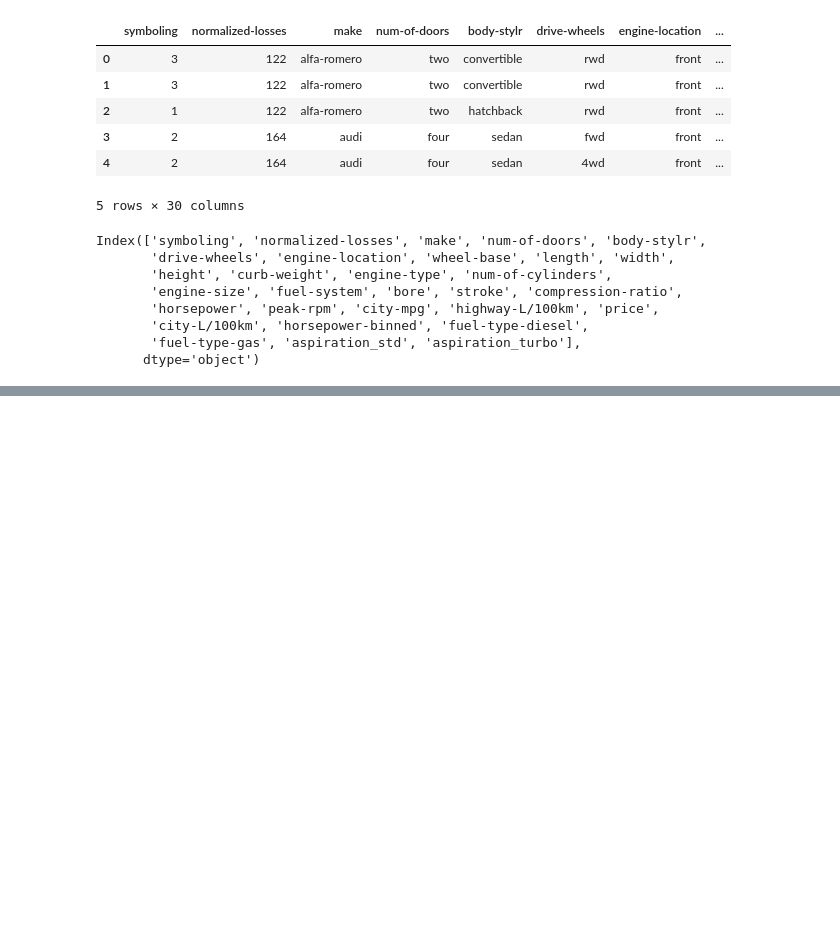
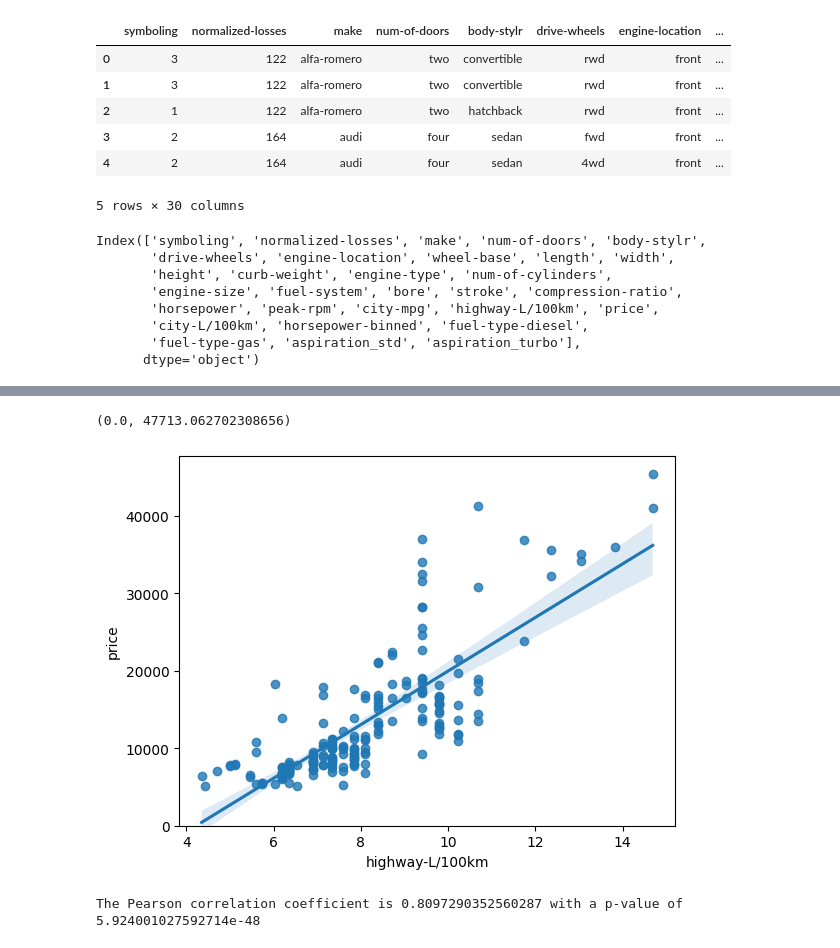
Before and after one commit to JosuePerezValenzuela/Data-Analysis-IBM, a Jupyter notebook: main.ipynb, the cells around one changed output, grey strips where cells are left out. Drawn from its saved outputs; the diff is of its cells as text; code cells hidden in the pictures; blank space fills up the shorter version.

```diff
--- a/main.ipynb
+++ b/main.ipynb
@@ -636,0 +754,20 @@ df.to_csv(path)
+# %%
+sns.regplot(x="highway-L/100km", y="price", data=df)
+plt.ylim(0,)
+# %% [output]
+(0.0, 47713.062702308656)
+[figure, added]
+# %%
+#Pearson correlation
+# Correlation coefficient (r) es una medida de la relacion lineal entre dos variables
+# El valor de r puede variar entre -1 y 1
+# Un valor de r cercano a 1 indica una correlacion positiva fuerte
+# Un valor de r cercano a -1 indica una correlacion negativa fuerte
+# Un valor de r cercano a 0 indica que no hay correlacion lineal entre las variables
+# P-value es la probabilidad de que la correlacion observada sea debida al azar
+# Un p-value bajo (< 0.05 o < 0.001) indica que la correlacion es estadisticamente significante
+# Un p-value alto (> 0.1) indica que la correlacion no es estadisticamente significante
+pearson_coef, p_value = stats.pearsonr(df["horsepower"], df["price"])
+print("The Pearson correlation coefficient is", pearson_coef, "with a p-value of", p_value)
+# %% [output]
+The Pearson correlation coefficient is 0.8097290352560287 with a p-value of 5.924001027592714e-48
```
Also changed, not shown: parts of 11 cells of this notebook.
